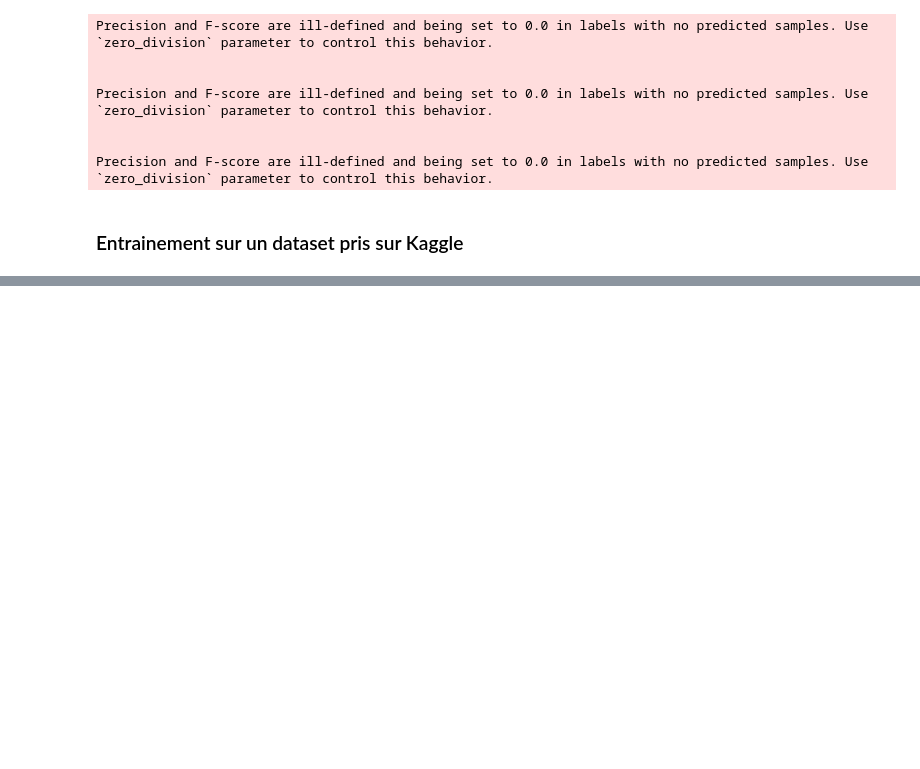
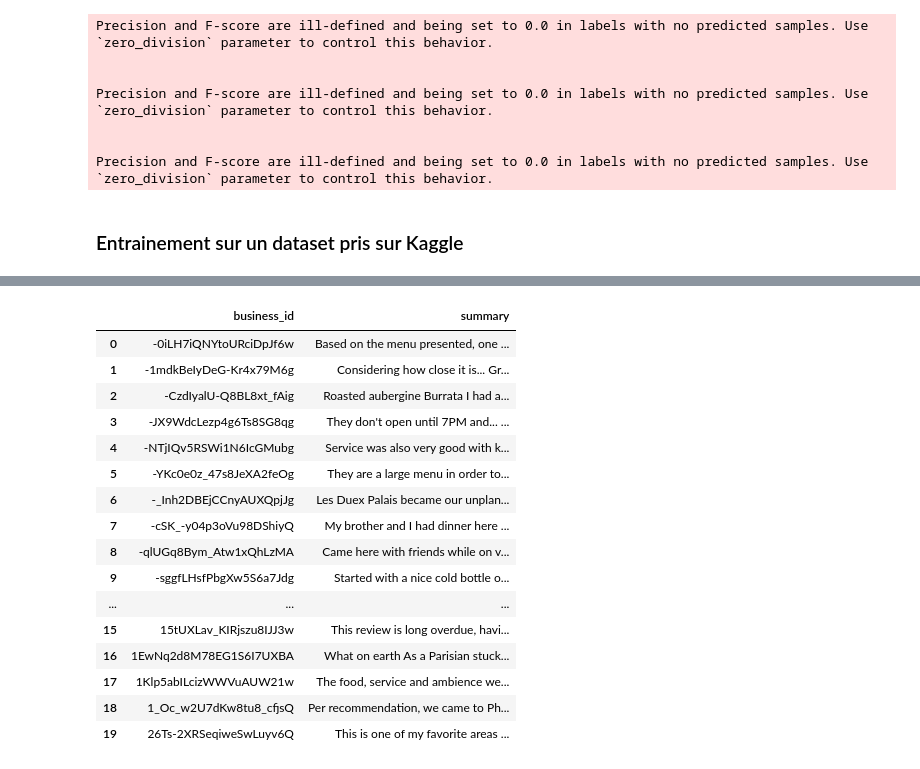
Before and after one commit to soraps/Projet2_NLP, a Jupyter notebook: NLP_Project_2_Analysis.ipynb, the cells around one changed output, grey strips where cells are left out. Cells and saved outputs as stored; diff of their text form; code cells hidden in the pictures; blank space fills up the shorter version.

```diff
--- a/NLP_Project_2_Analysis.ipynb
+++ b/NLP_Project_2_Analysis.ipynb
@@ -802,0 +848,41 @@ Precision and F-score are ill-defined and being set to 0.0 in labels with no pre
+# %%
+#! pip install sumy
+
+from sumy.parsers.plaintext import PlaintextParser
+from sumy.nlp.tokenizers import Tokenizer
+from sumy.summarizers.lsa import LsaSummarizer as Summarizer
+
+def summarize_text(text, sentences_count=2):
+    parser = PlaintextParser.from_string(text, Tokenizer("english"))
+    summarizer = Summarizer()
+    summary = summarizer(parser.document, sentences_count)
+    return ' '.join([str(sentence) for sentence in summary])
+
+# Regrouper les avis par 'business_id'
+grouped_reviews = review_df.groupby('business_id')['translated_text'].apply(' '.join)
+
+# Résumer les avis pour chaque restaurant
+summarized_reviews = grouped_reviews.apply(lambda x: summarize_text(x, sentences_count=2))
+
+# Créer un nouveau DataFrame pour les résumés
+summarized_df = pd.DataFrame({'business_id': summarized_reviews.index, 'summary': summarized_reviews.values})
+# %%
+summarized_df.head(20)
+# %% [output]
+|  | business_id | summary |
+| 0 | -0iLH7iQNYtoURciDpJf6w | Based on the menu presented, one ... |
+| 1 | -1mdkBeIyDeG-Kr4x79M6g | Considering how close it is... Gr... |
+| 2 | -CzdIyalU-Q8BL8xt_fAig | Roasted aubergine Burrata I had a... |
+| 3 | -JX9WdcLezp4g6Ts8SG8qg | They don't open until 7PM and... ... |
+| 4 | -NTjIQv5RSWi1N6IcGMubg | Service was also very good with k... |
+| 5 | -YKc0e0z_47s8JeXA2feOg | They are a large menu in order to... |
+| 6 | -_Inh2DBEjCCnyAUXQpjJg | Les Duex Palais became our unplan... |
+| 7 | -cSK_-y04p3oVu98DShiyQ | My brother and I had dinner here ... |
+| 8 | -qlUGq8Bym_Atw1xQhLzMA | Came here with friends while on v... |
+| 9 | -sggfLHsfPbgXw5S6a7Jdg | Started with a nice cold bottle o... |
+| ... | ... | ... |
+| 15 | 15tUXLav_KIRjszu8IJJ3w | This review is long overdue, havi... |
+| 16 | 1EwNq2d8M78EG1S6I7UXBA | What on earth As a Parisian stuck... |
+| 17 | 1Klp5abILcizWWVuAUW21w | The food, service and ambience we... |
+| 18 | 1_Oc_w2U7dKw8tu8_cfjsQ | Per recommendation, we came to Ph... |
+| 19 | 26Ts-2XRSeqiweSwLuyv6Q | This is one of my favorite areas ... |
```
Also changed, not shown: parts of 26 cells of this notebook, 5 other files.
